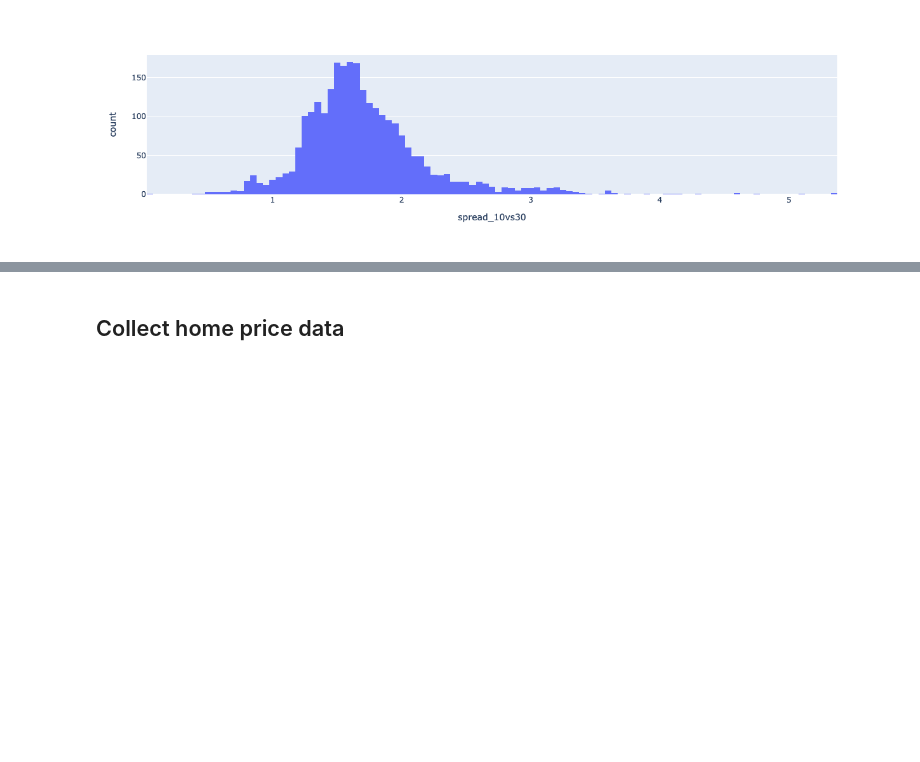
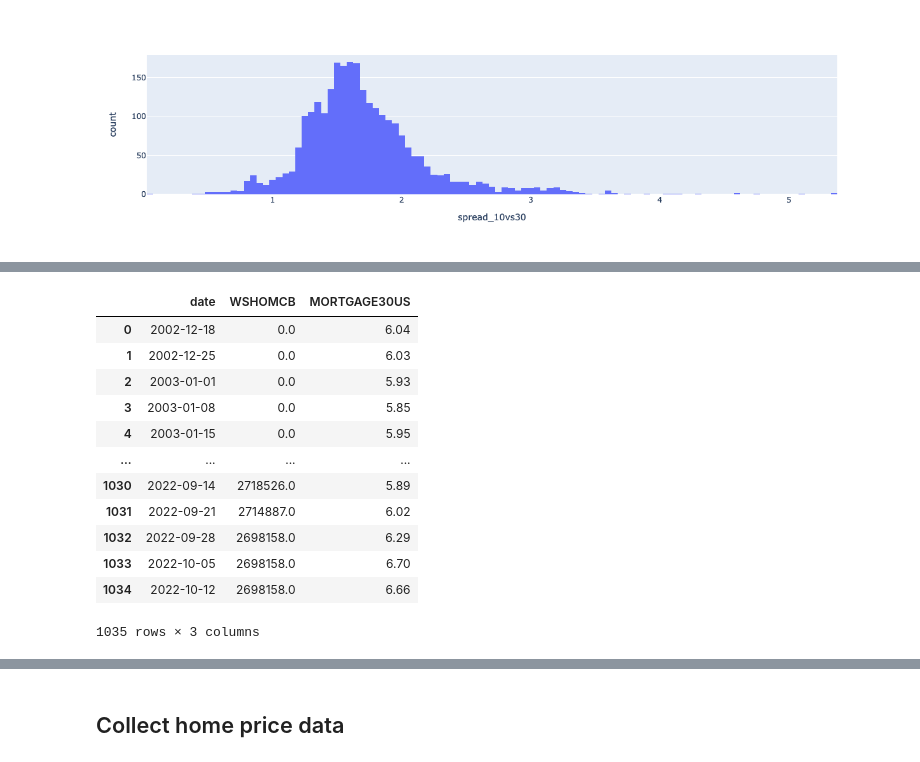
Before and after one commit to gw-moore/econ_reports, a Jupyter notebook: econ_reports/home_prices_report.ipynb, the cells around one changed output, grey strips where cells are left out. Drawn from its saved outputs; the diff is of its cells as text; code cells hidden in the pictures; blank space fills up the shorter version.

```diff
--- a/econ_reports/home_prices_report.ipynb
+++ b/econ_reports/home_prices_report.ipynb
@@ -232,0 +249,16 @@ px.histogram(df, x="spread_10vs30")
+# %%
+df
+# %% [output]
+|  | date | WSHOMCB | MORTGAGE30US |
+| 0 | 2002-12-18 | 0.0 | 6.04 |
+| 1 | 2002-12-25 | 0.0 | 6.03 |
+| 2 | 2003-01-01 | 0.0 | 5.93 |
+| 3 | 2003-01-08 | 0.0 | 5.85 |
+| 4 | 2003-01-15 | 0.0 | 5.95 |
+| ... | ... | ... | ... |
+| 1030 | 2022-09-14 | 2718526.0 | 5.89 |
+| 1031 | 2022-09-21 | 2714887.0 | 6.02 |
+| 1032 | 2022-09-28 | 2698158.0 | 6.29 |
+| 1033 | 2022-10-05 | 2698158.0 | 6.70 |
+| 1034 | 2022-10-12 | 2698158.0 | 6.66 |
+1035 rows × 3 columns
```
Also changed, not shown: parts of 29 cells of this notebook, 3 other files.
